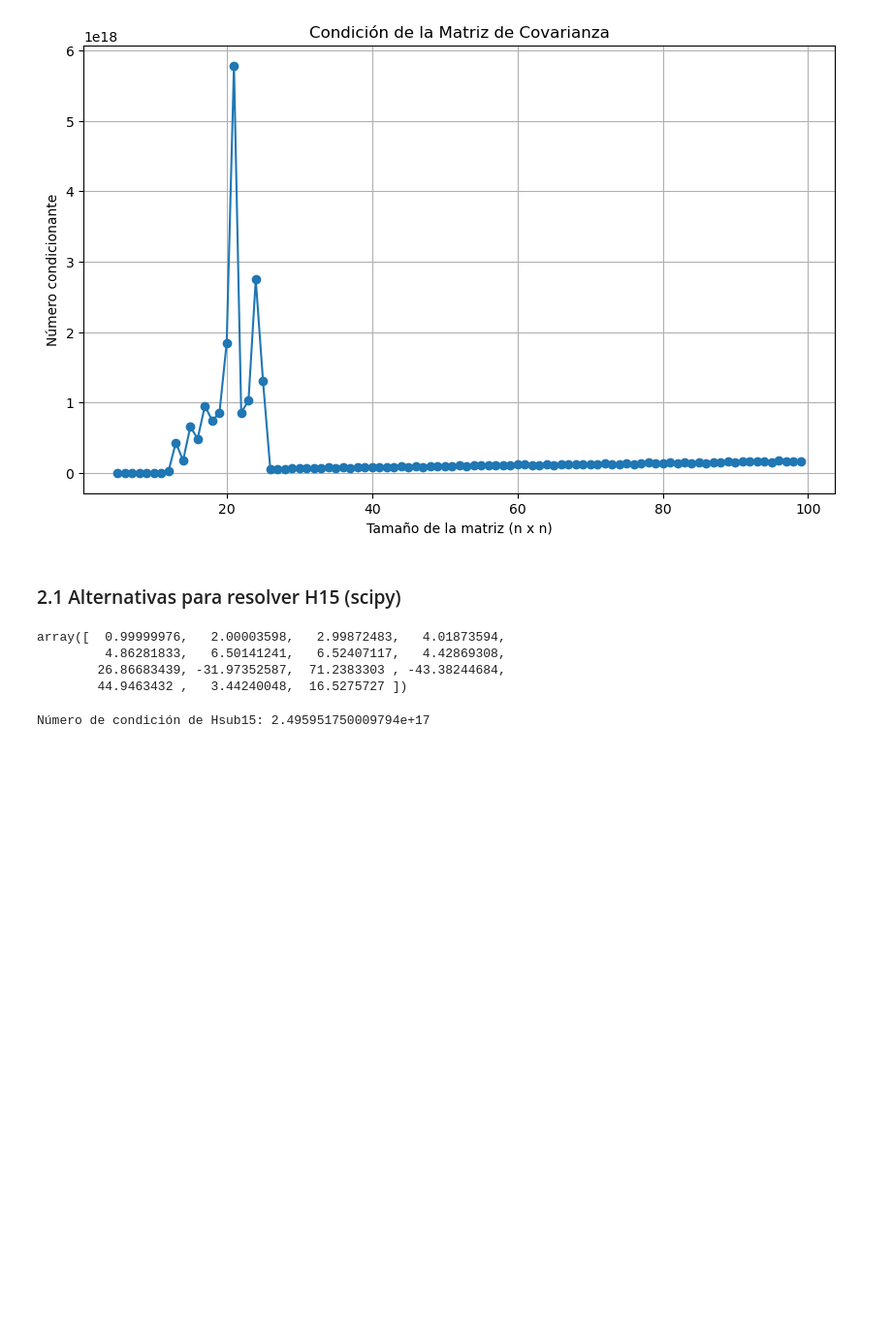
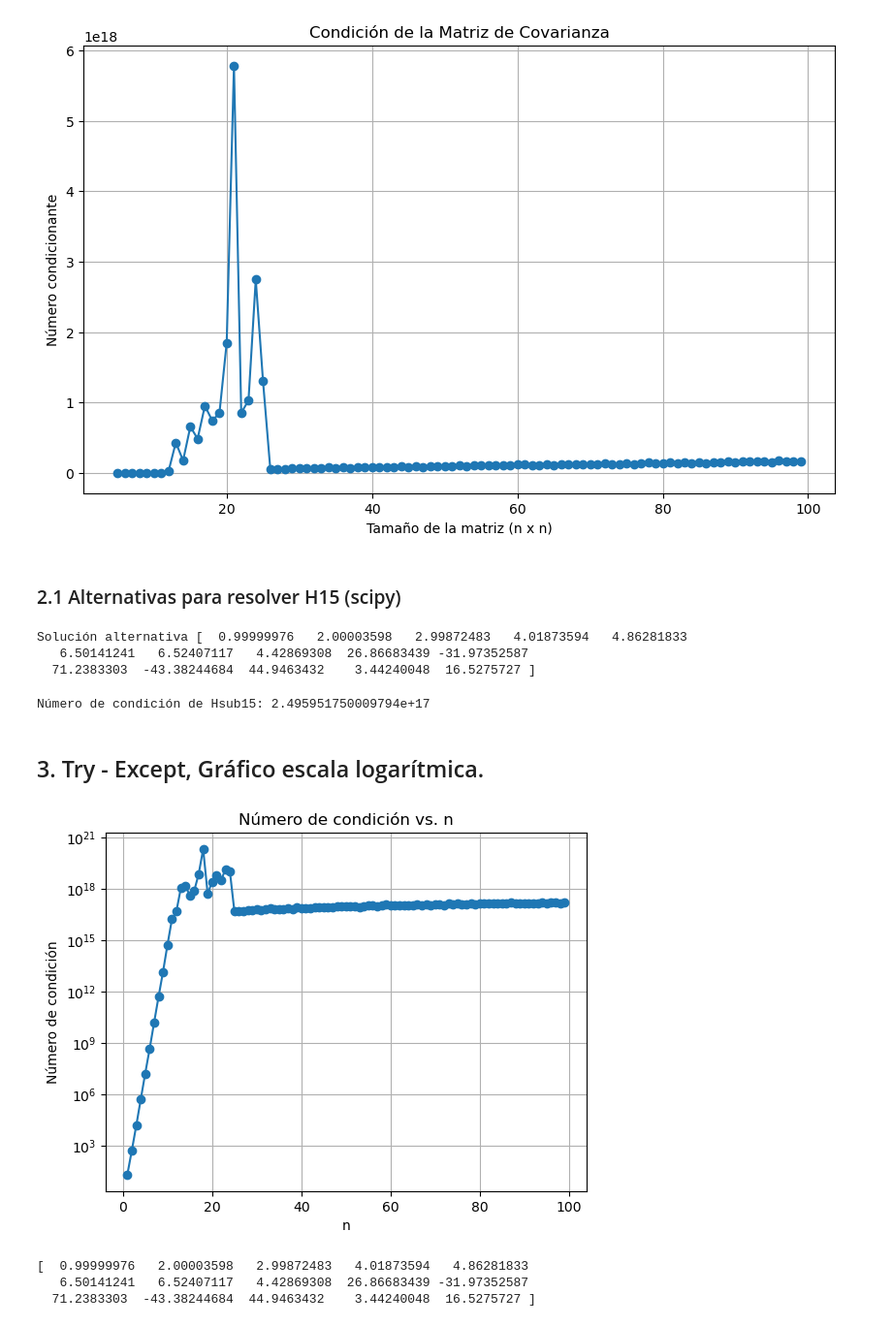
Before and after one commit to sebasr0/Taller2_MatrizHilbert, a Jupyter notebook: Punto4_MatrizHilbert/Punto4_MatrizHilbert.ipynb, the cells around one changed output. Shown at 97% size. Cells and saved outputs as stored; diff of their text form; code cells hidden in the pictures; blank space fills up the shorter version.

```diff
--- a/Punto4_MatrizHilbert/Punto4_MatrizHilbert.ipynb
+++ b/Punto4_MatrizHilbert/Punto4_MatrizHilbert.ipynb
@@ -126,15 +128,71 @@ b = np.dot(Hsub15, x)
 
 # Calcular la solución numérica x = H^(-1) * b
 x_estimado = np.linalg.solve(Hsub15, b)
-# %%
-x_estimado
-# %% [output]
-array([  0.99999976,   2.00003598,   2.99872483,   4.01873594,
-         4.86281833,   6.50141241,   6.52407117,   4.42869308,
-        26.86683439, -31.97352587,  71.2383303 , -43.38244684,
-        44.9463432 ,   3.44240048,  16.5275727 ])
+# %%
+print('Solución alternativa', x_estimado)
+# %% [output]
+Solución alternativa [  0.99999976   2.00003598   2.99872483   4.01873594   4.86281833
+   6.50141241   6.52407117   4.42869308  26.86683439 -31.97352587
+  71.2383303  -43.38244684  44.9463432    3.44240048  16.5275727 ]
 # %%
 condicion_Hsub15 = np.linalg.cond(Hsub15)
 print(f"Número de condición de Hsub15: {condicion_Hsub15}")
 # %% [output]
 Número de condición de Hsub15: 2.495951750009794e+17
+# %% [markdown]
+## 3. Try - Except, Gráfico escala logarítmica.
+# %%
+import numpy as np
+import matplotlib.pyplot as plt
+
+# Función para crear la matriz de Hilbert
+def hilbert_matrix(n):
+    H = np.zeros((n, n))
+    for i in range(n):
+        for j in range(n):
+            H[i, j] = 1.0 / (i + j + 1)
+    return H
+
+# Función para calcular el número de condición para diferentes valores de n
+def compute_condition_numbers(max_n):
+    condition_numbers = []
+
+    for n in range(1, max_n + 1):
+        H = hilbert_matrix(n)
+        simulated_data = np.random.multivariate_normal(np.zeros(n), H, 1000)
+
+        # Calcula la matriz de covarianza con rowvar=False
+        estimated_cov = np.cov(simulated_data, rowvar=False)
+
+        # Verifica si la matriz es singular
+        try:
+            cond_number = np.linalg.norm(estimated_cov) * np.linalg.norm(np.linalg.inv(estimated_cov))
+            condition_numbers.append(cond_number)
+        except np.linalg.LinAlgError:
+            condition_numbers.append(np.inf)  # Añade un valor infinito si la matriz es singular
+
+    return condition_numbers
+
+# Obtener los números de condición
+condition_numbers = compute_condition_numbers(100)
+
+# Gráfica del número de condición versus n
+plt.plot(range(0, 100), condition_numbers, '-o')
+plt.xlabel('n')
+plt.ylabel('Número de condición')
+plt.title('Número de condición vs. n')
+plt.grid(True)
+plt.yscale("log")  # Usar escala logarítmica en el eje y para visualizar mejor los valores
+plt.show()
+
+# Resolver el sistema para el vector x
+x = np.array([i for i in range(1, 16)])
+H15 = hilbert_matrix(15)
+b = np.dot(H15, x)
+estimated_x = np.linalg.solve(H15, b)
+print(estimated_x)
+# %% [output]
+[figure, added]
+[  0.99999976   2.00003598   2.99872483   4.01873594   4.86281833
+   6.50141241   6.52407117   4.42869308  26.86683439 -31.97352587
+  71.2383303  -43.38244684  44.9463432    3.44240048  16.5275727 ]
```
Also changed, not shown: parts of 1 cell of this notebook, 1 other file.
